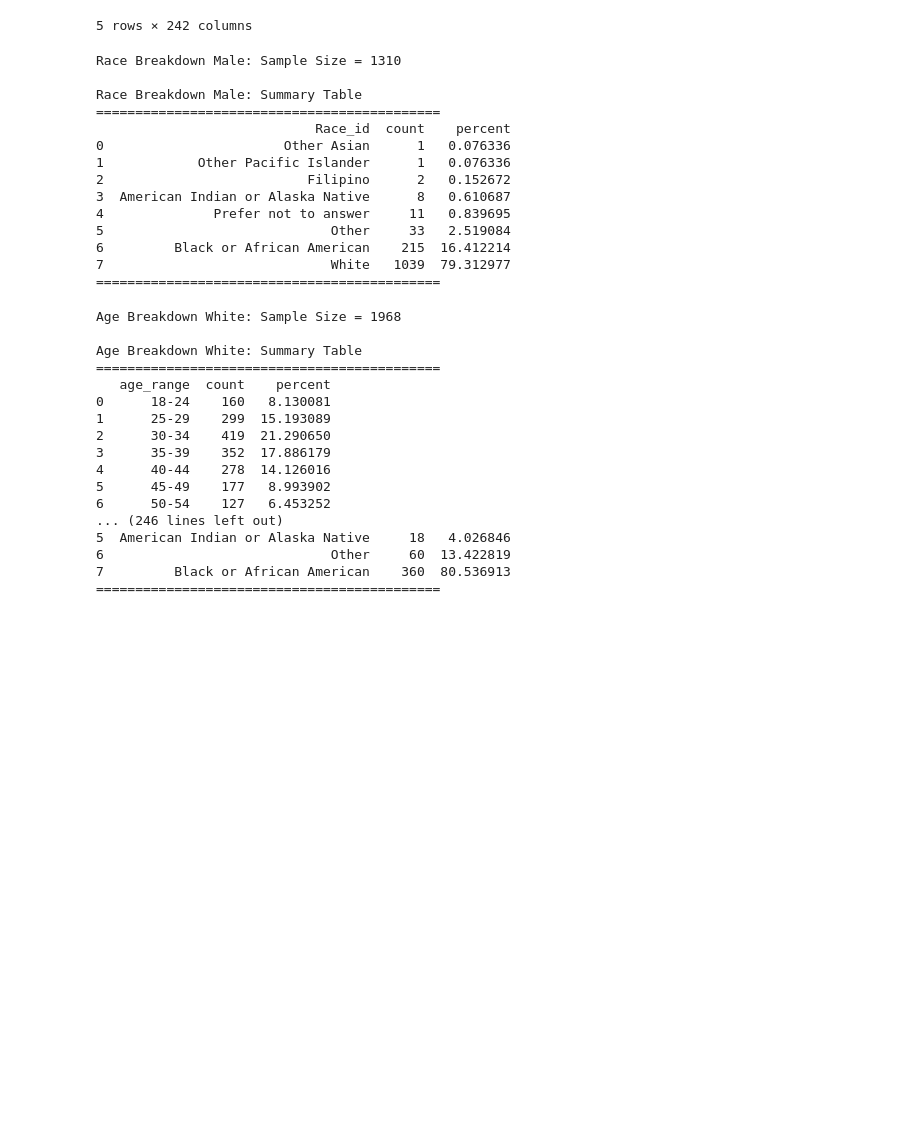
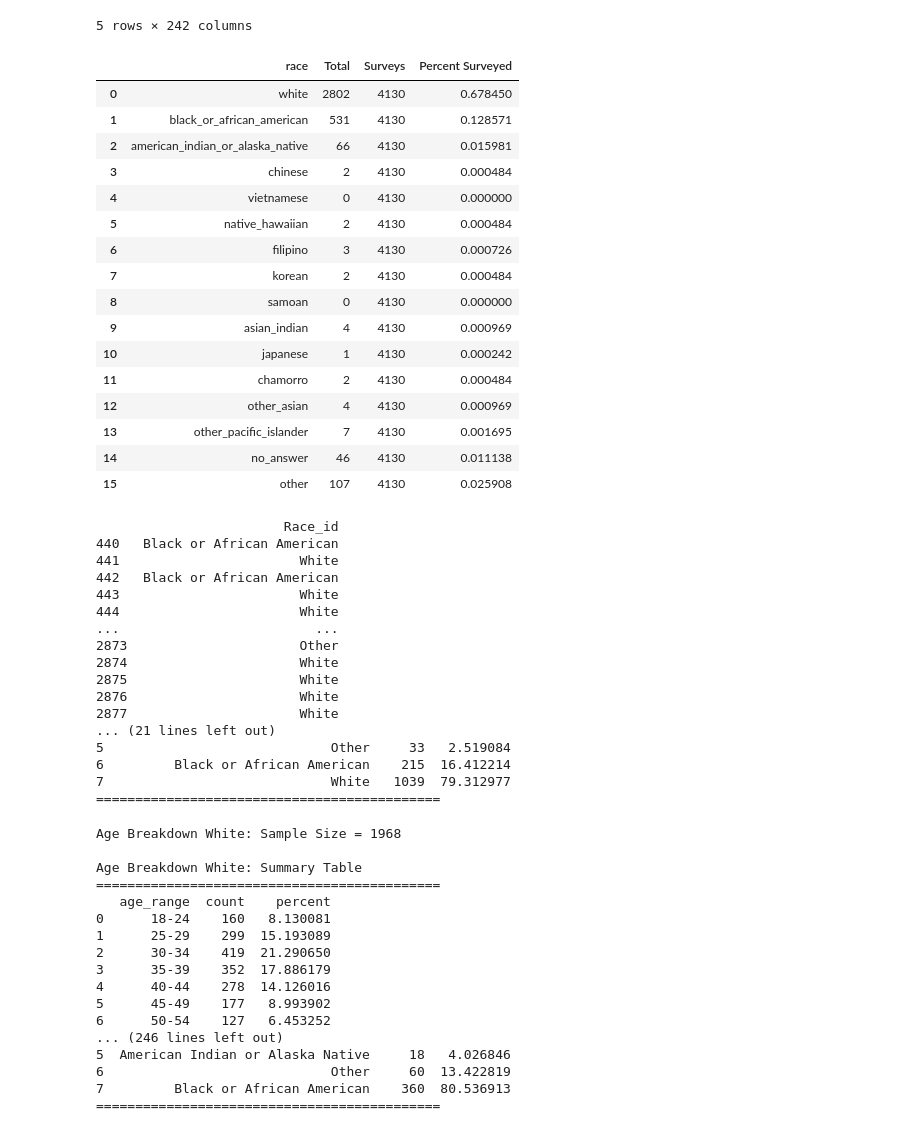
Before and after one commit to eppotter/OhioRecoveryHousing, a Jupyter notebook: Question_Workspace.ipynb, the cells around one changed output. Drawn from its saved outputs; the diff is of its cells as text; code cells hidden in the pictures; blank space fills up the shorter version.

```diff
--- a/Question_Workspace.ipynb
+++ b/Question_Workspace.ipynb
@@ -95,19 +96,66 @@ def orh_race(input_data, stage, plot=False, title=""):
+# %%
+orh_race = orh_data[['race_id_white', 'race_id_black_or_african_american',
+                     'race_id_american_indian_or_alaska_native', 'race_id_chinese',
+                     'race_id_vietnamese', 'race_id_native_hawaiian', 'race_id_filipino',
+                     'race_id_korean', 'race_id_samoan', 'race_id_asian_indian',
+                     'race_id_japanese','race_id_chamorro', 'race_id_other_asian',
+                     'race_id_other_pacific_islander', 'rad_id_no_answer', 'race_id_other']]
+
+orh_race.fillna(0, inplace = True)
+
+orh_race = orh_race.astype(bool).astype(int)
+
+new_col_names = [col_name.replace('race_id_', '').replace('rad_id_', '') for col_name in orh_race.columns]
+orh_race.columns = new_col_names
+
+r_sum = orh_race.sum()
+r_count = orh_race.count()
+r_perc = r_sum/r_count
+
+r_brkdwn = pd.concat([r_sum, r_count, r_perc], axis=1)
+r_brkdwn = r_brkdwn.reset_index().rename(columns = {'index': 'race',
+                                                    0: 'Total',
+                                                    1: 'Surveys',
+                                                    2: 'Percent Surveyed'})
+
+r_brkdwn
+# %% [output]
+|  | race | Total | Surveys | Percent Surveyed |
+| 0 | white | 2802 | 4130 | 0.678450 |
+| 1 | black_or_african_american | 531 | 4130 | 0.128571 |
+| 2 | american_indian_or_alaska_native | 66 | 4130 | 0.015981 |
+| 3 | chinese | 2 | 4130 | 0.000484 |
+| 4 | vietnamese | 0 | 4130 | 0.000000 |
+| 5 | native_hawaiian | 2 | 4130 | 0.000484 |
+| 6 | filipino | 3 | 4130 | 0.000726 |
+| 7 | korean | 2 | 4130 | 0.000484 |
+| 8 | samoan | 0 | 4130 | 0.000000 |
+| 9 | asian_indian | 4 | 4130 | 0.000969 |
+| 10 | japanese | 1 | 4130 | 0.000242 |
+| 11 | chamorro | 2 | 4130 | 0.000484 |
+| 12 | other_asian | 4 | 4130 | 0.000969 |
+| 13 | other_pacific_islander | 7 | 4130 | 0.001695 |
+| 14 | no_answer | 46 | 4130 | 0.011138 |
+| 15 | other | 107 | 4130 | 0.025908 |
 # %%
 #orh_sexuality(orh_male, stage = 'Move In', plot = True, title = "Male")
 orh_race(orh_male, title ="Male", stage = 'Move In')
 
 #def orh_cohort_summary(data, title, stage = 'Move In', plot = False):
 # %% [output]
-Race Breakdown Male: Sample Size = 1310
-
-Race Breakdown Male: Summary Table
-============================================
-                            Race_id  count    percent
-0                       Other Asian      1   0.076336
-1            Other Pacific Islander      1   0.076336
-2                          Filipino      2   0.152672
-3  American Indian or Alaska Native      8   0.610687
-4              Prefer not to answer     11   0.839695
+                        Race_id
+440   Black or African American
+441                       White
+442   Black or African American
+443                       White
+444                       White
+...                         ...
+2873                      Other
+2874                      White
+2875                      White
+2876                      White
+2877                      White
+... (21 lines left out)
 5                             Other     33   2.519084
 6         Black or African American    215  16.412214
 7                             White   1039  79.312977
```
Also changed, not shown: parts of 1 cell of this notebook.
